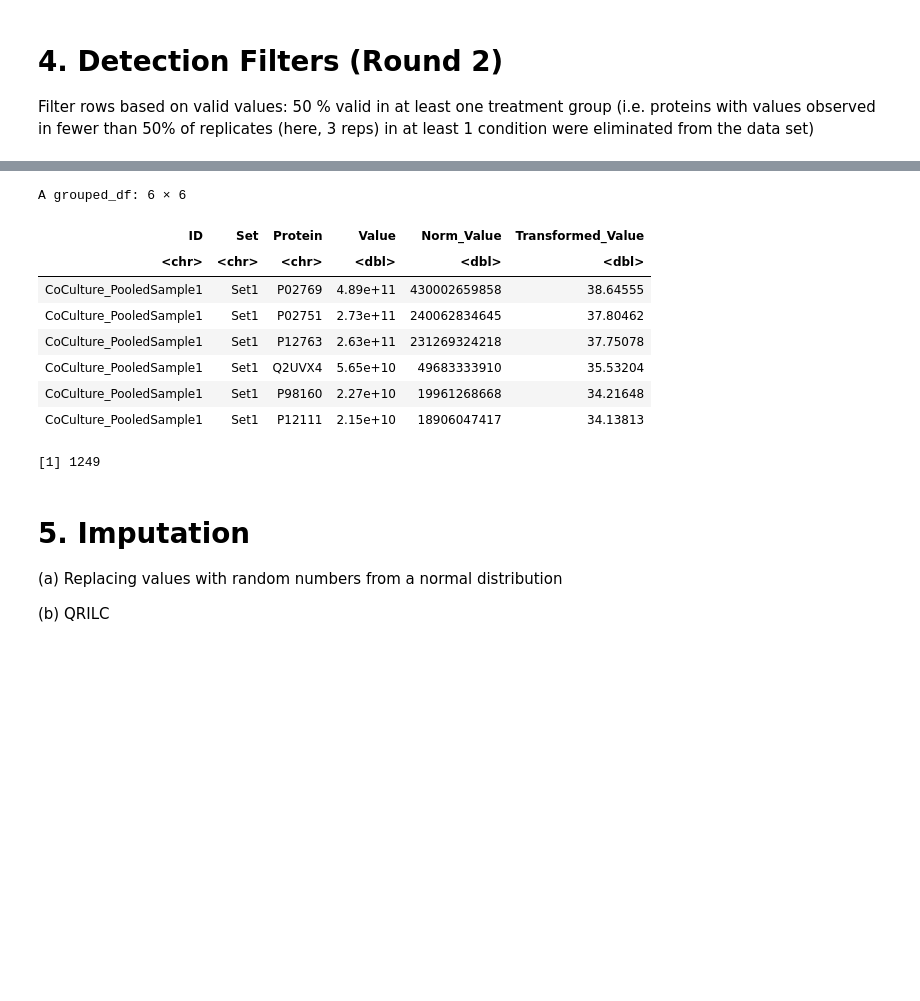
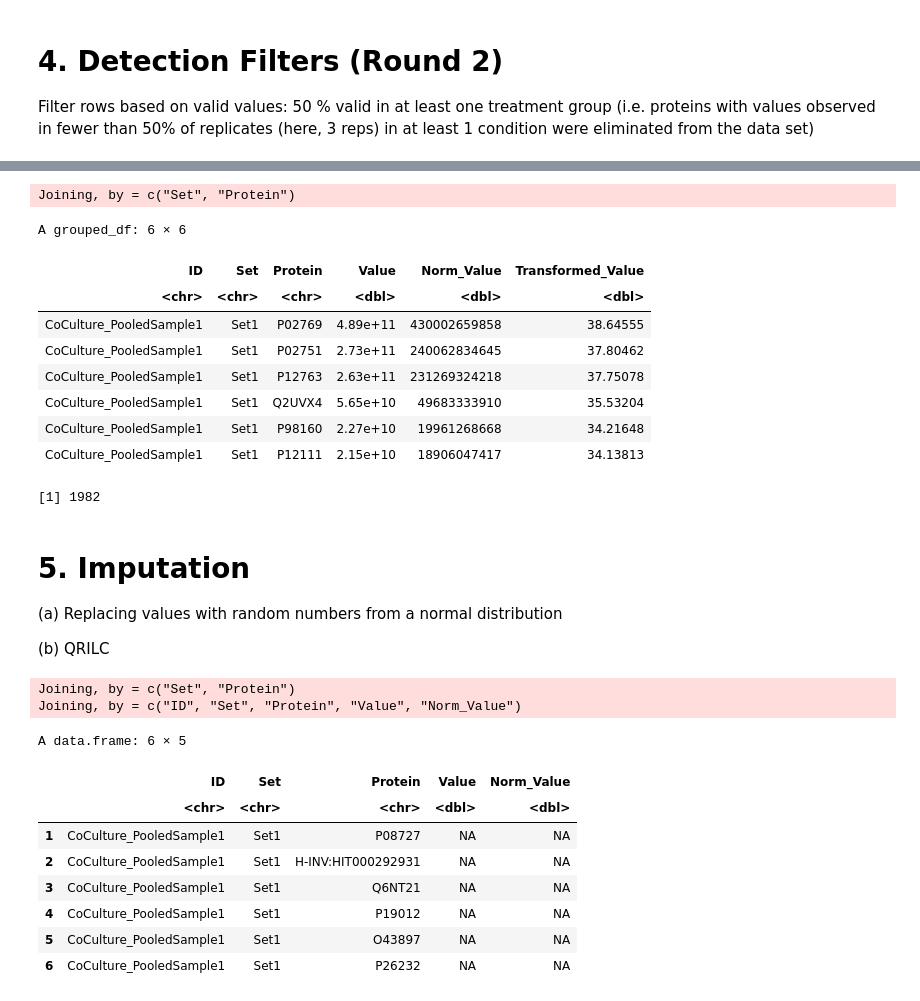
Before and after one commit to alexispayton/Wildfires-and-Extracellular-Vesicles-EVs-Woodsmoke-Alters-EV-Proteomic-Signatures-involved-in-Ext, a Jupyter notebook: 3. Data Pre-processing/Data Pre-processing.ipynb, the cells around one changed output, grey strips where cells are left out. Cells and saved outputs as stored; diff of their text form; code cells hidden in the pictures; blank space fills up the shorter version.

```diff
--- a/3. Data Pre-processing/Data Pre-processing.ipynb
+++ b/3. Data Pre-processing/Data Pre-processing.ipynb
@@ -192,15 +214,16 @@ A grouped_df: 6 × 4
 # %%
-# removing those 918 proteins from the entire dataset
+# removing those 353 proteins from the entire dataset (but within each set)
 `%notin%` <- Negate(`%in%`)
 
-detection_filter_2_df = transformed_df %>%
-    filter(Protein %notin% removed_proteins)
-head(filtered_2_df)
+#finding proteins that exist only in the transformed_df but not the removed proteins_df
+detection_filter_2_df = anti_join(transformed_df, removed_proteins_df)
+head(detection_filter_2_df)
 
 #number of proteins kept
 length(unique(detection_filter_2_df$Protein))
 # %% [output]
-A grouped_df: 6 × 6
+Joining, by = c("Set", "Protein")
+A grouped_df: 6 × 6
 | ID | Set | Protein | Value | Norm_Value | Transformed_Value |
 | <chr> | <chr> | <chr> | <dbl> | <dbl> | <dbl> |
 | CoCulture_PooledSample1 | Set1 | P02769 | 4.89e+11 | 430002659858 | 38.64555 |
@@ -209,12 +232,42 @@ A grouped_df: 6 × 6
 | CoCulture_PooledSample1 | Set1 | Q2UVX4 | 5.65e+10 | 49683333910 | 35.53204 |
 | CoCulture_PooledSample1 | Set1 | P98160 | 2.27e+10 | 19961268668 | 34.21648 |
 | CoCulture_PooledSample1 | Set1 | P12111 | 2.15e+10 | 18906047417 | 34.13813 |
-[1] 1249
+[1] 1982
 # %% [markdown]
 # 5. Imputation
 
 (a) Replacing values with random numbers from a normal distribution
 
 (b) QRILC
+# %%
+# all the missing data was removed for the peptide normalization step, but we need to get that missing data back
+# since that's the data that will be imputed
+# proteome_df %>%
+#     #first removing proteins that didn't pass the second background filter
+#     filter(Protein %notin% removed_proteins) %>%
+#     #now only keeping missing data
+#     filter(is.na(Value))
+
+#first removing proteins that didn't pass the second background filter
+missing_data_df = anti_join(proteome_df, removed_proteins_df) %>%
+    #now only keeping missing data
+    filter(is.na(Value))
+
+preimputed_df = full_join(missing_data_df %>%
+                          mutate(Norm_Value = NA), detection_filter_2_df %>%
+                                                         select(-Transformed_Value))
+head(preimputed_df)
+# %% [output]
+Joining, by = c("Set", "Protein")
+Joining, by = c("ID", "Set", "Protein", "Value", "Norm_Value")
+A data.frame: 6 × 5
+|  | ID | Set | Protein | Value | Norm_Value |
+|  | <chr> | <chr> | <chr> | <dbl> | <dbl> |
+| 1 | CoCulture_PooledSample1 | Set1 | P08727 | NA | NA |
+| 2 | CoCulture_PooledSample1 | Set1 | H-INV:HIT000292931 | NA | NA |
+| 3 | CoCulture_PooledSample1 | Set1 | Q6NT21 | NA | NA |
+| 4 | CoCulture_PooledSample1 | Set1 | P19012 | NA | NA |
+| 5 | CoCulture_PooledSample1 | Set1 | O43897 | NA | NA |
+| 6 | CoCulture_PooledSample1 | Set1 | P26232 | NA | NA |
 # %%
 #first splitting df to impute within set and ID
```
Also changed, not shown: parts of 6 cells of this notebook.
